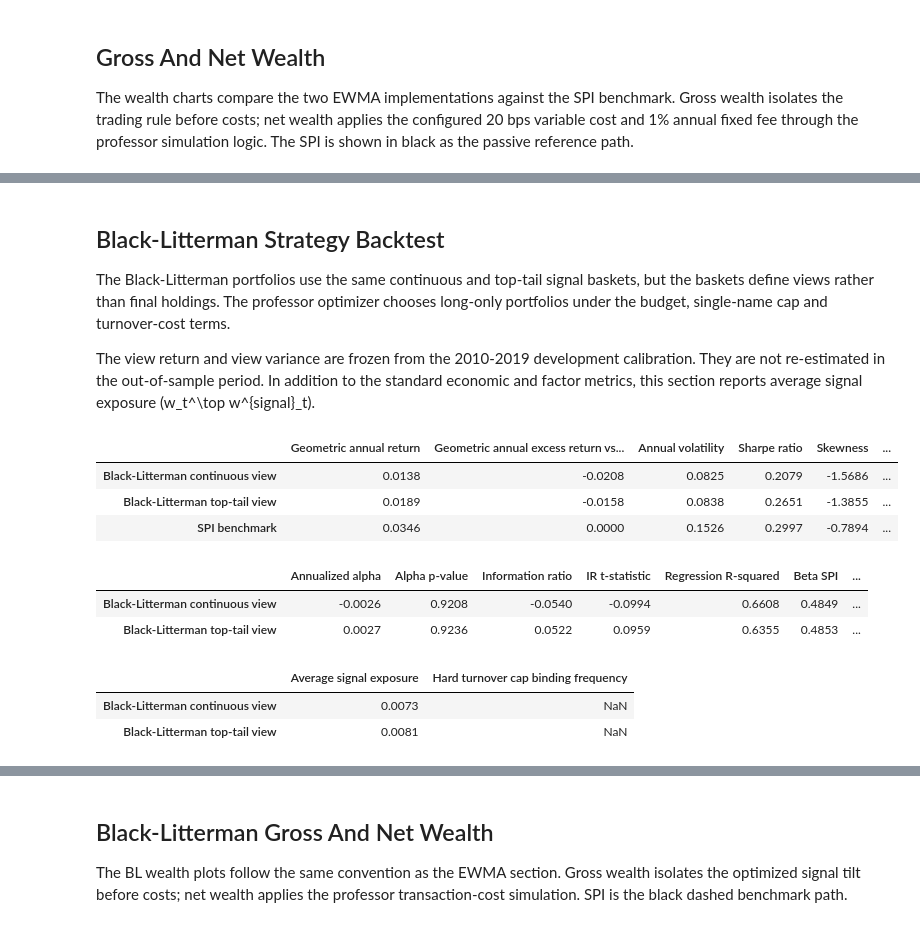
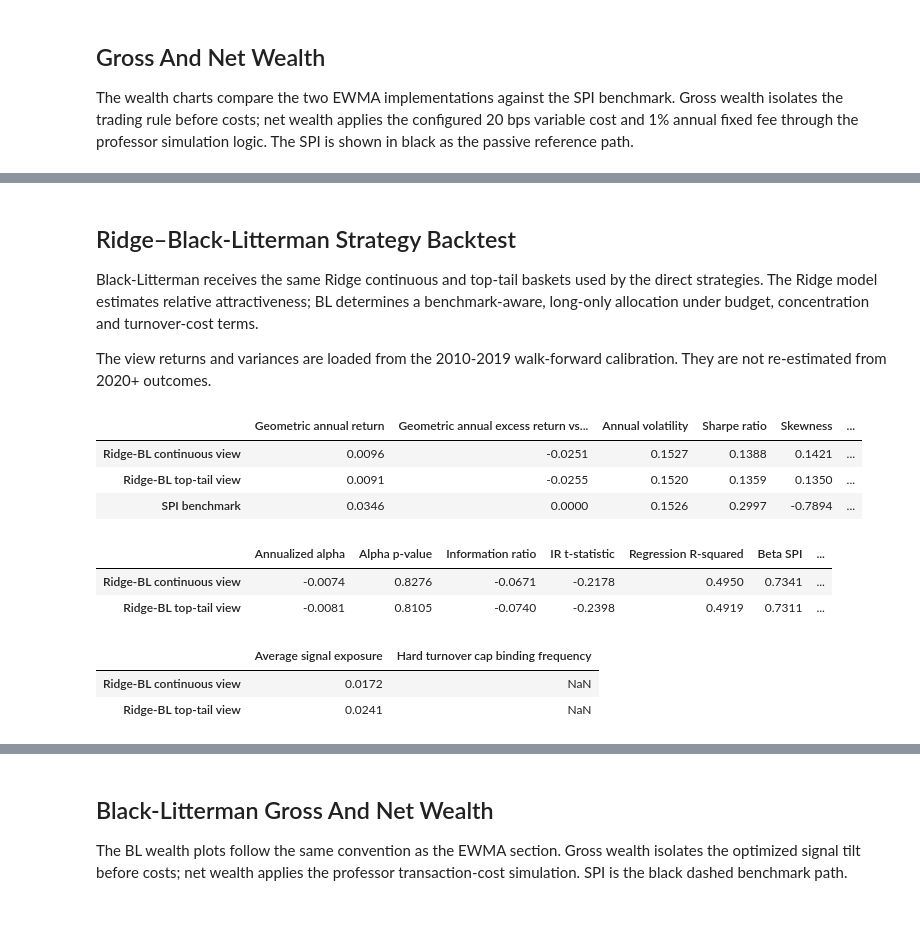
Before and after one commit to MatildeVenturi/qpmwp-course, a Jupyter notebook: assignments/assignment_5_mean_reverting_backtest.ipynb, the cells around one changed output, grey strips where cells are left out. Saved outputs shown, nothing was run; the diff lists cells and outputs as text; code cells hidden in the pictures.

```diff
--- a/assignments/assignment_5_mean_reverting_backtest.ipynb
+++ b/assignments/assignment_5_mean_reverting_backtest.ipynb
@@ -519,7 +510,8 @@ def evaluate_strategy(strategy: Strategy, return_series: pd.DataFrame) -> dict:
         return_series,
         fc=CONFIG.fixed_cost_annual,
         vc=TC_RATE,
-        n_days_per_year=CONFIG.trading_days_per_year,
+        # Fixed fees accrue by actual elapsed calendar time (ACT/365.25).
+        n_days_per_year=CONFIG.calendar_days_per_year,
     )
 
     turnover = strategy.turnover(return_series=return_series, rescale=False)
@@ -739,6 +1034,7 @@ data.market_data = market_data
 data.jkp_data = score_panel
 data.bm_series = spi_returns
 
+score_fields = [CONFIG.ridge_score_field, CONFIG.baseline_score_field]
 selection_builders = {
     "gaps": SelectionItemBuilder(
         bibfn=bibfn_selection_gaps,
@@ -753,7 +1049,7 @@ selection_builders = {
     ),
     "jkp_data_scores": SelectionItemBuilder(
         bibfn=bibfn_selection_jkp_data_scores,
-        fields=[CONFIG.score_field],
+        fields=score_fields,
     ),
 }
 score_optimization_builders = {
@@ -763,13 +1059,17 @@ score_optimization_builders = {
         weekdays_only=True,
         fillna_value=0,
     ),
-    "scores": OptimizationItemBuilder(bibfn=bibfn_scores, fields=[CONFIG.score_field]),
+    "scores": OptimizationItemBuilder(
+        bibfn=bibfn_scores,
+        fields=[CONFIG.ridge_score_field],
+    ),
 }
 
-rebalance_dates = pd.DatetimeIndex(oos_scores.index.get_level_values("date").unique()).sort_values()
+rebalance_dates = pd.DatetimeIndex(
+    oos_scores.index.get_level_values("date").unique()
+).sort_values()
 if CONFIG.end_date is not None:
     rebalance_dates = rebalance_dates[rebalance_dates <= pd.Timestamp(CONFIG.end_date)]
-# The final score date has no complete following holding interval.
 rebalance_dates = rebalance_dates[:-1]
 rebalance_date_strings = rebalance_dates.strftime("%Y-%m-%d").tolist()
 
@@ -909,12 +1251,12 @@ else:
 # %% [markdown]
-## Black-Litterman Strategy Backtest
+## Ridge–Black-Litterman Strategy Backtest
 
-The Black-Litterman portfolios use the same continuous and top-tail signal baskets, but the baskets define views rather than final holdings. The professor optimizer chooses long-only portfolios under the budget, single-name cap and turnover-cost terms.
+Black-Litterman receives the same Ridge continuous and top-tail baskets used by the direct strategies. The Ridge model estimates relative attractiveness; BL determines a benchmark-aware, long-only allocation under budget, concentration and turnover-cost terms.
 
-The view return and view variance are frozen from the 2010-2019 development calibration. They are not re-estimated in the out-of-sample period. In addition to the standard economic and factor metrics, this section reports average signal exposure \(w_t^\top w^{signal}_t\).
+The view returns and variances are loaded from the 2010-2019 walk-forward calibration. They are not re-estimated from 2020+ outcomes.
 # %%
 def run_bl_strategy(target_weights: pd.DataFrame, view_return: float, view_variance: float) -> Strategy:
-    """Run the professor framework with the cost-aware one-sided BL basket view."""
+    """Run the professor framework with one frozen Ridge basket view."""
     optimization_builders = {
         "return_series": OptimizationItemBuilder(
             bibfn=bibfn_return_series,
@@ -955,7 +1297,6 @@ def run_bl_strategy(target_weights: pd.DataFrame, view_return: float, view_varia
             hard_turnover_limit=CONFIG.bl_turnover_limit,
         ),
         rebdates=rebalance_date_strings,
-        # quiet=False enables the professor Backtest.run tqdm progress bar.
         quiet=not CONFIG.show_backtest_progress,
     )
     backtest = Backtest()
@@ -965,24 +1306,26 @@ def run_bl_strategy(target_weights: pd.DataFrame, view_return: float, view_varia
 
 if CONFIG.run_black_litterman_strategies:
     bl_strategies = {
-        "Black-Litterman continuous view": run_bl_strategy(
+        "Ridge-BL continuous view": run_bl_strategy(
             continuous_target_weights,
-            CONFIG.bl_continuous_view_return,
-            CONFIG.bl_continuous_view_variance,
+            float(ridge_calibration["bl_continuous_view_return"]),
+            float(ridge_calibration["bl_continuous_view_variance"]),
         ),
-        "Black-Litterman top-tail view": run_bl_strategy(
+        "Ridge-BL top-tail view": run_bl_strategy(
             tail_target_weights,
-            CONFIG.bl_tail_view_return,
-            CONFIG.bl_tail_view_variance,
+            float(ridge_calibration["bl_tail_view_return"]),
+            float(ridge_calibration["bl_tail_view_variance"]),
         ),
     }
     bl_strategy_weights = {
-        name: strategy.get_weights_df().set_index(pd.to_datetime(strategy.get_weights_df().index))
+        name: strategy.get_weights_df().set_index(
+            pd.to_datetime(strategy.get_weights_df().index)
+        )
         for name, strategy in bl_strategies.items()
     }
 else:
     bl_strategies, bl_strategy_weights = {}, {}
-    print("Black-Litterman backtests skipped by CONFIG.run_black_litterman_strategies=False.")
+    print("Black-Litterman backtests skipped.")
 # %%
 def average_signal_exposure(weights: pd.DataFrame, signal_weights: pd.DataFrame) -> float:
     """Average basket exposure w_t' w_signal,t across rebalance dates."""
@@ -1023,39 +1366,39 @@ if CONFIG.run_black_litterman_strategies:
     display(bl_factor_diagnostics.round(4))
 
     bl_signal_baskets = {
-        "Black-Litterman continuous view": continuous_target_weights,
-        "Black-Litterman top-tail view": tail_target_weights,
+        "Ridge-BL continuous view": continuous_target_weights,
+        "Ridge-BL top-tail view": tail_target_weights,
     }
     bl_implementation_diagnostics = pd.DataFrame(
         [
             pd.Series(
                 {
                     "Average signal exposure": average_signal_exposure(
                         bl_strategy_weights[name],
                         bl_signal_baskets[name],
                     ),
                     "Hard turnover cap binding frequency": hard_cap_binding_frequency(result),
                 },
                 name=name,
             )
             for name, result in bl_strategy_results.items()
         ]
     )
     display(bl_implementation_diagnostics.round(4))
 else:
     bl_strategy_results = {}
     bl_performance_table = pd.DataFrame()
     bl_factor_diagnostics = pd.DataFrame()
     bl_implementation_diagnostics = pd.DataFrame()
     print("Black-Litterman metrics skipped.")
 # %% [output]
 |  | Geometric annual return | Geometric annual excess return vs... | Annual volatility | Sharpe ratio | Skewness | ... |
-| Black-Litterman continuous view | 0.0138 | -0.0208 | 0.0825 | 0.2079 | -1.5686 | ... |
-| Black-Litterman top-tail view | 0.0189 | -0.0158 | 0.0838 | 0.2651 | -1.3855 | ... |
+| Ridge-BL continuous view | 0.0096 | -0.0251 | 0.1527 | 0.1388 | 0.1421 | ... |
+| Ridge-BL top-tail view | 0.0091 | -0.0255 | 0.1520 | 0.1359 | 0.1350 | ... |
 | SPI benchmark | 0.0346 | 0.0000 | 0.1526 | 0.2997 | -0.7894 | ... |
 |  | Annualized alpha | Alpha p-value | Information ratio | IR t-statistic | Regression R-squared | Beta SPI | ... |
-| Black-Litterman continuous view | -0.0026 | 0.9208 | -0.0540 | -0.0994 | 0.6608 | 0.4849 | ... |
-| Black-Litterman top-tail view | 0.0027 | 0.9236 | 0.0522 | 0.0959 | 0.6355 | 0.4853 | ... |
+| Ridge-BL continuous view | -0.0074 | 0.8276 | -0.0671 | -0.2178 | 0.4950 | 0.7341 | ... |
+| Ridge-BL top-tail view | -0.0081 | 0.8105 | -0.0740 | -0.2398 | 0.4919 | 0.7311 | ... |
 |  | Average signal exposure | Hard turnover cap binding frequency |
-| Black-Litterman continuous view | 0.0073 | NaN |
-| Black-Litterman top-tail view | 0.0081 | NaN |
+| Ridge-BL continuous view | 0.0172 | NaN |
+| Ridge-BL top-tail view | 0.0241 | NaN |
```
Also changed, not shown: parts of 16 cells of this notebook, 4 other files.
